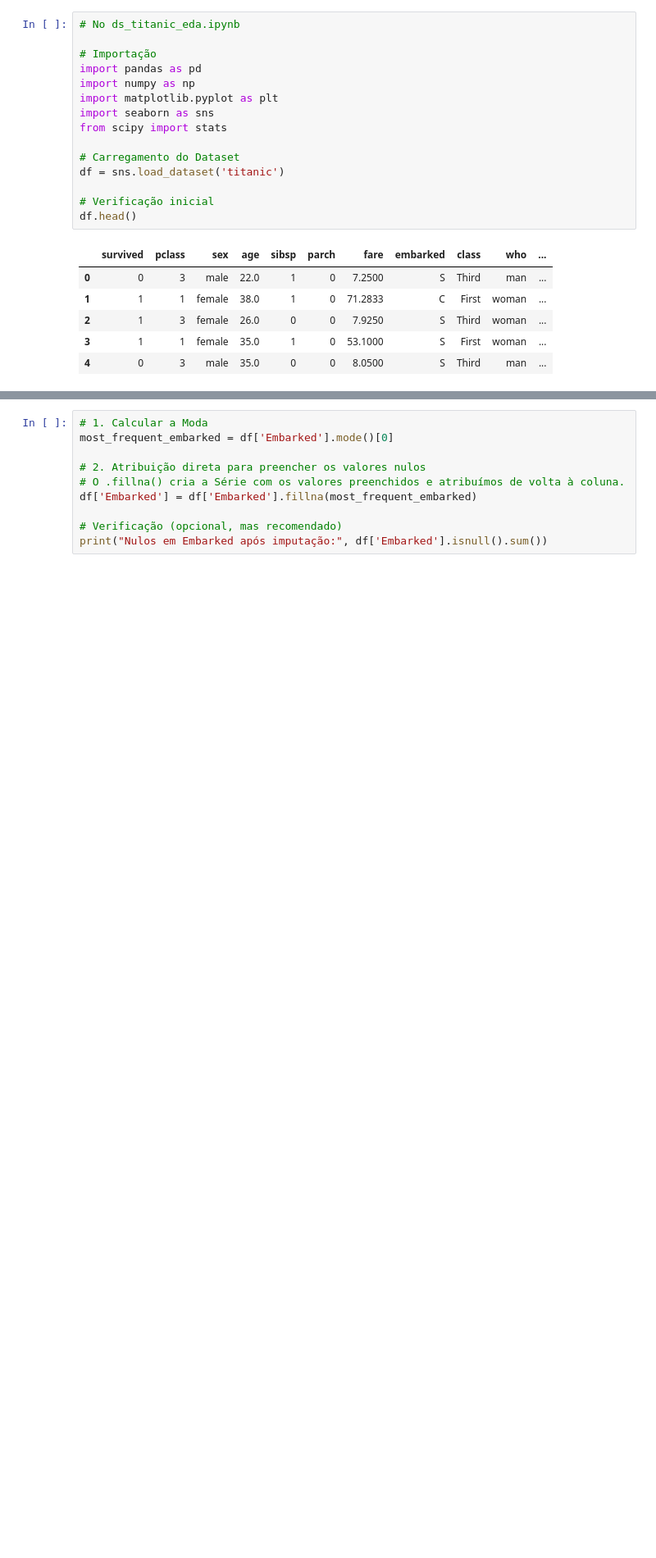
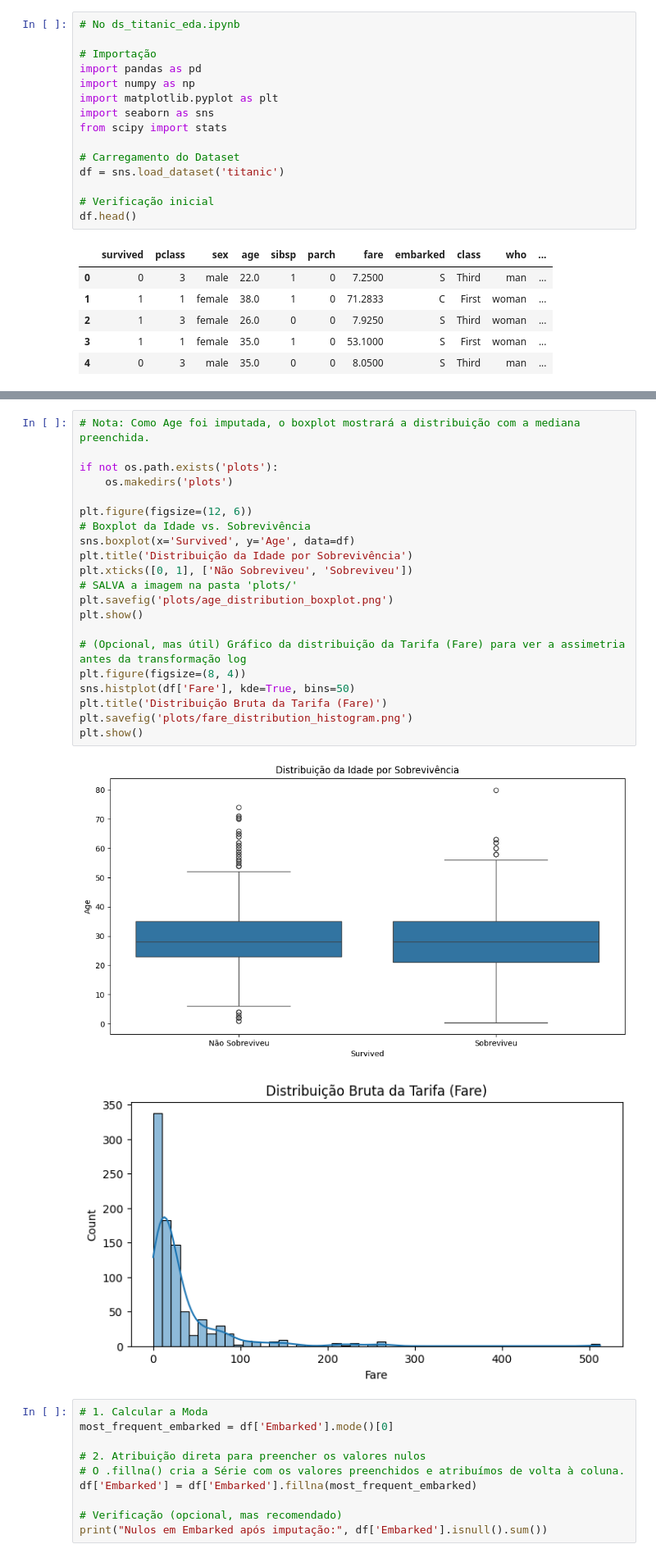
Before and after one commit to Ron-69/Ds_Titanic_Eda, a Jupyter notebook: notebooks/ds_titanic_eda.ipynb, the cells around one changed output, grey strips where cells are left out. Shown at 82% size. Drawn from its saved outputs; the diff is of its cells as text; blank space fills up the shorter version.

```diff
--- a/notebooks/ds_titanic_eda.ipynb
+++ b/notebooks/ds_titanic_eda.ipynb
@@ -74,3 +96,27 @@ Estatísticas Sumárias:
+# %%
+# Nota: Como Age foi imputada, o boxplot mostrará a distribuição com a mediana preenchida.
+
+if not os.path.exists('plots'):
+    os.makedirs('plots')
+
+plt.figure(figsize=(12, 6))
+# Boxplot da Idade vs. Sobrevivência
+sns.boxplot(x='Survived', y='Age', data=df)
+plt.title('Distribuição da Idade por Sobrevivência')
+plt.xticks([0, 1], ['Não Sobreviveu', 'Sobreviveu'])
+# SALVA a imagem na pasta 'plots/'
+plt.savefig('plots/age_distribution_boxplot.png')
+plt.show()
+
+# (Opcional, mas útil) Gráfico da distribuição da Tarifa (Fare) para ver a assimetria antes da transformação log
+plt.figure(figsize=(8, 4))
+sns.histplot(df['Fare'], kde=True, bins=50)
+plt.title('Distribuição Bruta da Tarifa (Fare)')
+plt.savefig('plots/fare_distribution_histogram.png')
+plt.show()
+# %% [output]
+[figure, added]
+[figure, added]
 # %%
 # 1. Calcular a Moda
 most_frequent_embarked = df['Embarked'].mode()[0]
```
Also changed, not shown: parts of 3 cells of this notebook, 4 other files.
